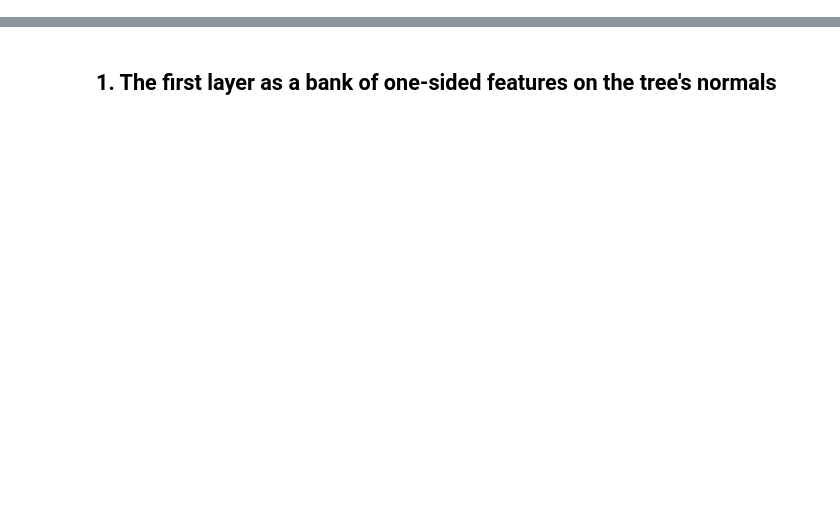
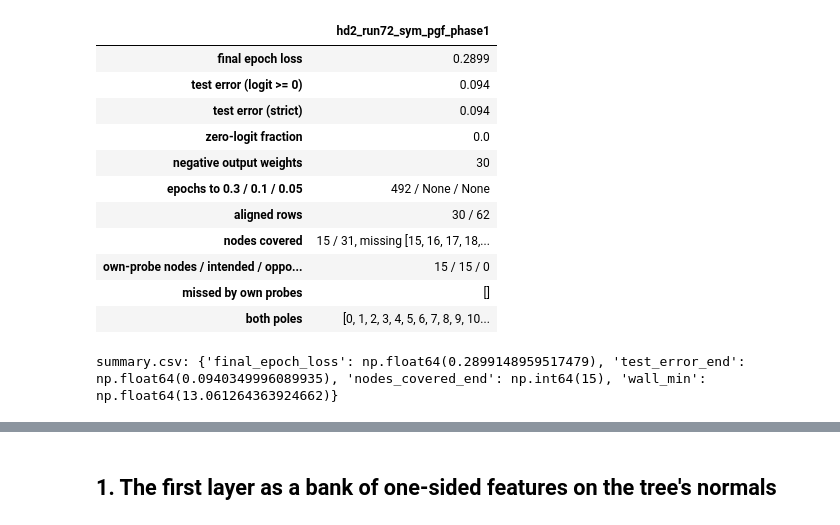
Before and after one commit to HarishGP/layer-lenses, a Jupyter notebook: notebooks/two_layer_network_anatomy.ipynb, the cells around one changed output, grey strips where cells are left out. Drawn from its saved outputs; the diff is of its cells as text; code cells hidden in the pictures; blank space fills up the shorter version.

```diff
--- a/notebooks/two_layer_network_anatomy.ipynb
+++ b/notebooks/two_layer_network_anatomy.ipynb
@@ -56,0 +69,17 @@ run 60 (hd2_run60_sgd_lr1_1000), epoch 1000 of 1000: test error 0.00397 on 10000
+# %%
+rec, hier = findings_table(ctx, run); display(rec.to_frame(run["tag"]))
+if run["summary"] is not None: print("summary.csv:", {k: run["summary"][k] for k in run["summary"].index if k in ("final_epoch_loss", "test_error_end", "nodes_covered_end", "wall_min")})
+# %% [output]
+|  | hd2_run72_sym_pgf_phase1 |
+| final epoch loss | 0.2899 |
+| test error (logit >= 0) | 0.094 |
+| test error (strict) | 0.094 |
+| zero-logit fraction | 0.0 |
+| negative output weights | 30 |
+| epochs to 0.3 / 0.1 / 0.05 | 492 / None / None |
+| aligned rows | 30 / 62 |
+| nodes covered | 15 / 31, missing [15, 16, 17, 18,... |
+| own-probe nodes / intended / oppo... | 15 / 15 / 0 |
+| missed by own probes | [] |
+| both poles | [0, 1, 2, 3, 4, 5, 6, 7, 8, 9, 10... |
+summary.csv: {'final_epoch_loss': np.float64(0.2899148959517479), 'test_error_end': np.float64(0.0940349996089935), 'nodes_covered_end': np.int64(15), 'wall_min': np.float64(13.061264363924662)}
```
Also changed, not shown: parts of 11 cells of this notebook, 3 other files.
